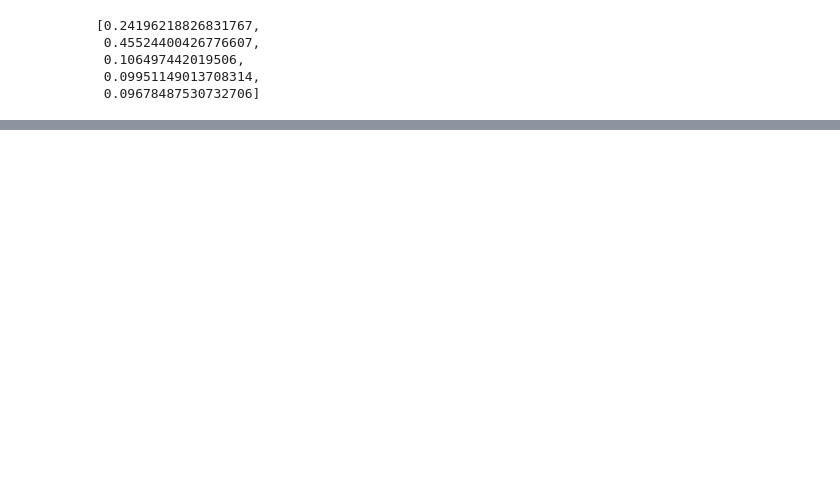
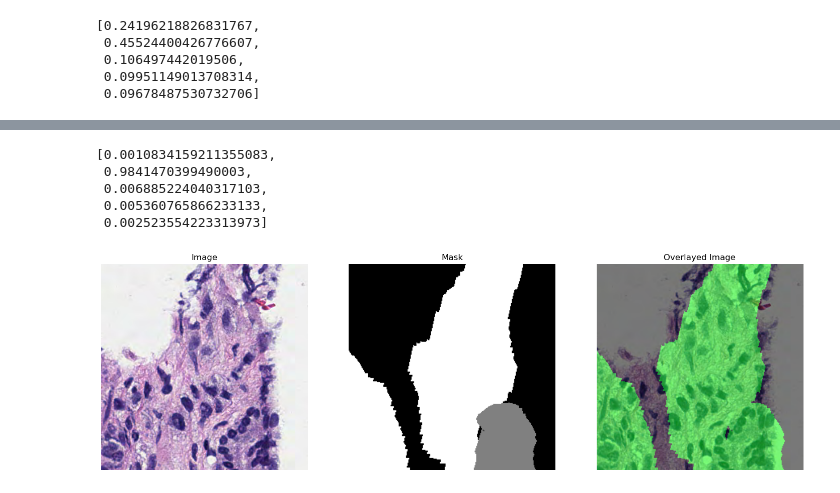
Before and after one commit to Zac-Cardwell/Pathology-Segmentation, a Jupyter notebook: analisis.ipynb, the cells around one changed output, grey strips where cells are left out. Cells and saved outputs as stored; diff of their text form; code cells hidden in the pictures; blank space fills up the shorter version.

```diff
--- a/analisis.ipynb
+++ b/analisis.ipynb
@@ -11,6 +11,9 @@ import os
 folder_path = "C:/Users/zacca/Python/DL_Proj_Models/dataset/pathtools_gleason_grading/masks"
 files = os.listdir(folder_path)
 # %%
+folder_path = "C:/Users/zacca/Python/DL_Proj_Models/dataset/pathtools_gleason_grading/masks"
+files = [file for file in os.listdir(folder_path) if os.path.isfile(os.path.join(folder_path, file))]
+
 class_1 = []
 class_2 = []
 class_3 = []
@@ -40,3 +43,10 @@ for file_name in tqdm(files):
 
     if all(x == 0 for x in image_data):
         class_none.append(file_name)
+
+print(len(class_1))
+print(len(class_2))
+print(len(class_3))
+print(len(class_4))
+print(len(class_5))
+print(len(class_none))
@@ -216,0 +231,63 @@ set(t) & set(h)
+# %%
+t=[520223163, 572697, 81859073, 105137600, 223342955]
+get_weights(t)
+# %% [output]
+[0.0010834159211355083,
+ 0.9841470399490003,
+ 0.006885224040317103,
+ 0.005360765866233133,
+ 0.002523554223313973]
+# %%
+import numpy as np
+import matplotlib.pyplot as plt
+from PIL import Image
+
+
+mask_folder_path = "C:/Users/zacca/Python/DL_Proj_Models/dataset/pathtools_gleason_grading/masks"
+target_folder_path = "C:/Users/zacca/Python/DL_Proj_Models/dataset/pathtools_gleason_grading/images"
+
+# Load the image and mask
+image_path = 'path_to_your_image.jpg'
+mask_path = 'path_to_your_mask.png'
+
+image = Image.open(os.path.join(target_folder_path, class_4[3730]))
+mask = Image.open(os.path.join(mask_folder_path, class_4[3730]))
+
+# Resize the mask to match the dimensions of the image
+mask = mask.resize(image.size, Image.NEAREST)
+
+# Convert the mask to a numpy array
+mask_array = np.array(mask)
+
+# Create a mask for overlaying (choose a color for the overlay, e.g., green)
+overlay_color = [0, 255, 0]  # Green color for overlay
+overlay_mask = np.zeros_like(image)
+overlay_mask[mask_array != 0] = overlay_color
+
+# Convert the overlay mask back to an image
+overlay_image = Image.fromarray(overlay_mask.astype(np.uint8))
+
+# Overlay the mask on the image
+overlayed_image = Image.blend(image, overlay_image, alpha=0.5)
+
+# Plot the original image, mask, and overlayed image
+plt.figure(figsize=(18, 6))
+
+plt.subplot(1, 3, 1)
+plt.imshow(image)
+plt.title('Image')
+plt.axis('off')
+
+plt.subplot(1, 3, 2)
+plt.imshow(mask, cmap='gray')
+plt.title('Mask')
+plt.axis('off')
+
+plt.subplot(1, 3, 3)
+plt.imshow(overlayed_image)
+plt.title('Overlayed Image')
+plt.axis('off')
+plt.savefig('maskoverlay1.png')
+plt.show()
+# %% [output]
+[figure, added]
```
Also changed, not shown: parts of 20 cells of this notebook, 4 other files.
